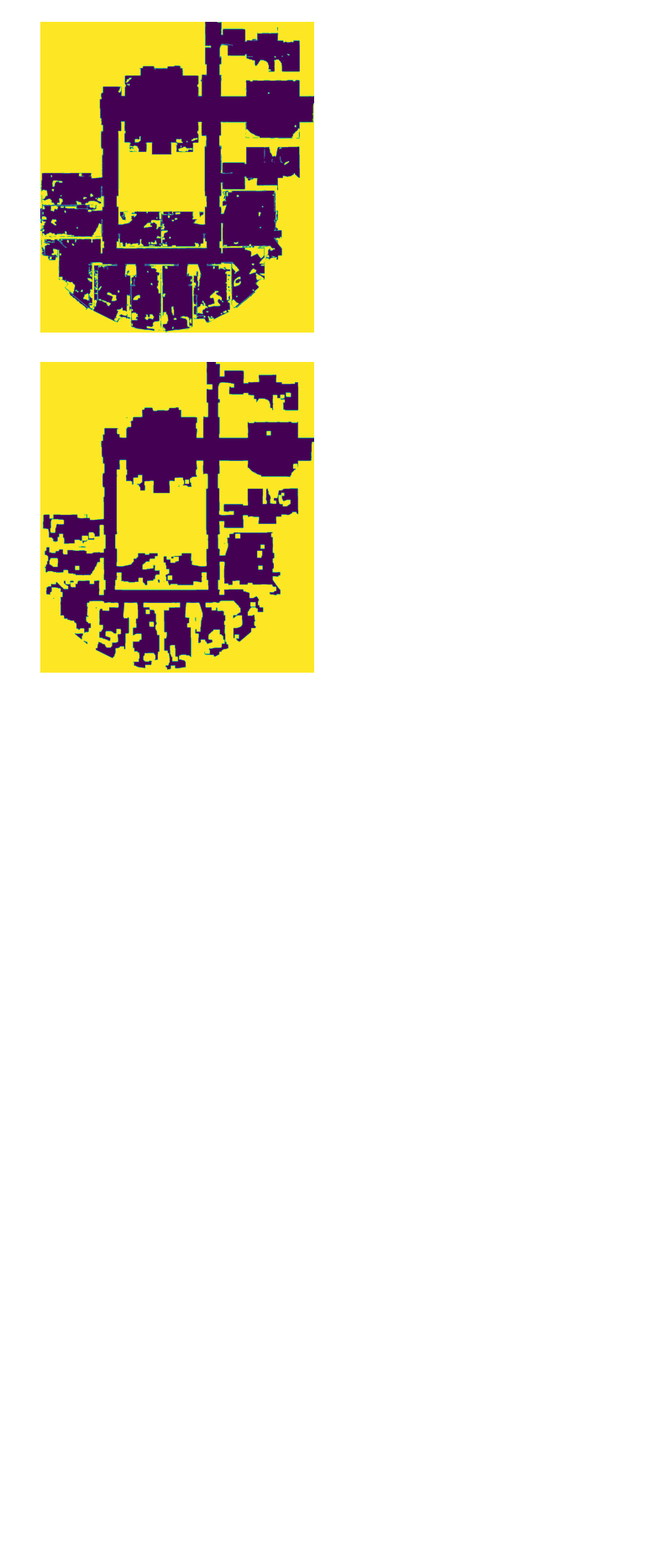
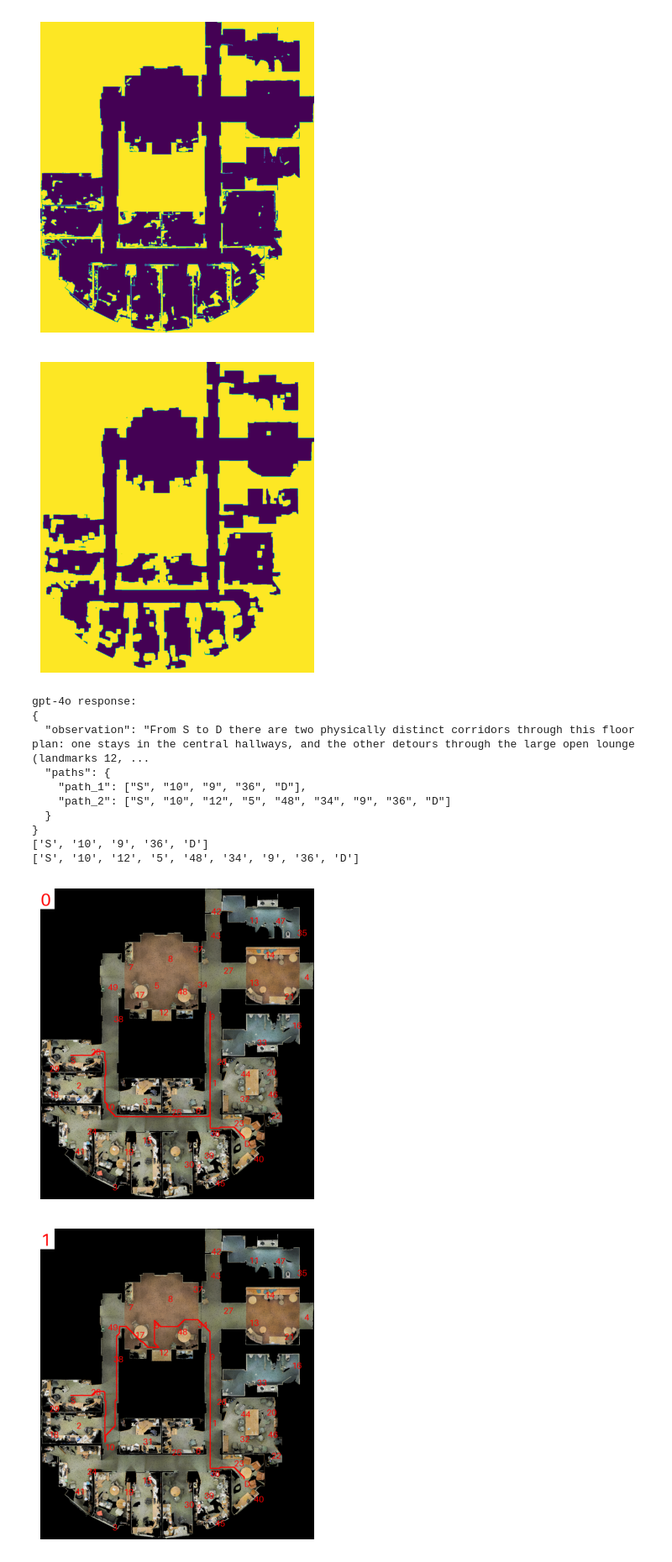
Before and after one commit to ybgdgh/Privacy-Aware-Nav, a Jupyter notebook: run_3.ipynb, the cells around one changed output. Shown at 84% size. Saved outputs shown, nothing was run; the diff lists cells and outputs as text; code cells hidden in the pictures; blank space fills up the shorter version.

```diff
--- a/run_3.ipynb
+++ b/run_3.ipynb
@@ -263,3 +258,74 @@ def get_metric(source_node, target_node, all_geo_paths):
         distance_list.append(len(geo_path))
 
     return privacy_value_list, distance_list
+# %%
+# test
+
+import chat_utils
+import ast
+import concurrent.futures
+from collections import Counter
+import system_prompt
+importlib.reload(chat_utils)
+importlib.reload(system_prompt)
+importlib.reload(path_finding)
+num_samples = 3
+navigation_instruct1 = "send a classified file from an office to another office"
+navigation_instruct2 = "send a fragile equipment from an office to a conference room"
+navigation_instruct3 = "send a private medicine from an office to the bathroom"
+navigation_instruct4 = "send an emergency file from an office to another office"
+
+source_nodes = ["office_1", "office_8", "office_2"]
+target_nodes = ["office_3", "conferenceRoom_1", "WC_2"]
+
+
+s_start = all_centers[source_nodes[0]]
+s_end = all_centers[target_nodes[0]]
+
+buffered, valid_points = generate_landmarks(s_start, s_end, top_view_map, obstacle_map)
+
+message = chat_utils.path_message_prepare(system_prompt.find_path_prompt, buffered)
+response_message = chat_utils.chat_with_gpt4v(message)
+ground_json = response_message["paths"]
+
+all_topo_paths = []
+for k, v in ground_json.items():
+    all_topo_paths.append(v)
+
+all_geo_paths = path_finding.path_plan_from_topo_graph_for_large(all_topo_paths, obstacle_map, valid_points)
+
+candidate_map_list = []
+for i, geo_path in enumerate(all_geo_paths):
+    map_with_path = top_view_map.copy()
+    x_indices, y_indices = zip(*geo_path)
+    path_map = np.zeros(obstacle_map.shape)
+    path_map[x_indices, y_indices] = 1
+    kernel = cv2.getStructuringElement(cv2.MORPH_RECT,(5, 5))
+    path_map = cv2.dilate((path_map).astype('uint8'), kernel)
+    map_with_path[path_map == 1] = [255, 0 , 0]
+
+    map_with_path = path_finding.write_number(map_with_path, i)
+    # map_with_path = path_finding.write_scene_name(map_with_path, valid_points)
+    buffered = BytesIO()
+    map_with_path.save(buffered, format="JPEG")
+    candidate_map_list.append(buffered)
+
+    # 使用 Matplotlib 显示图像
+    # 使用 Matplotlib 显示图像.
+    # map_with_path.save(save_directory+f"vis_{i}.png")
+    plt.imshow(map_with_path)
+    plt.axis('off')  # 隐藏坐标轴
+    plt.show()
+# %% [output]
+gpt-4o response:
+{
+  "observation": "From S to D there are two physically distinct corridors through this floor plan: one stays in the central hallways, and the other detours through the large open lounge (landmarks 12, ...
+  "paths": {
+    "path_1": ["S", "10", "9", "36", "D"],
+    "path_2": ["S", "10", "12", "5", "48", "34", "9", "36", "D"]
+  }
+}
+['S', '10', '9', '36', 'D']
+['S', '10', '12', '5', '48', '34', '9', '36', 'D']
+[figure, added]
+[figure, added]
```
Also changed, not shown: parts of 4 cells of this notebook, 4 other files.
